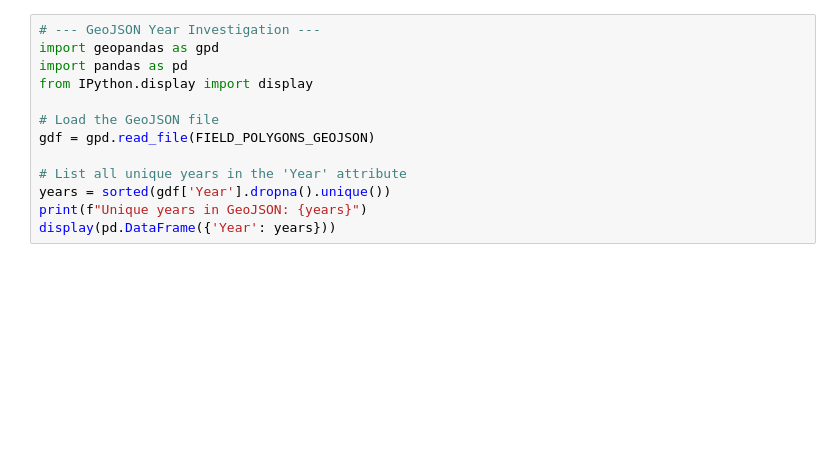
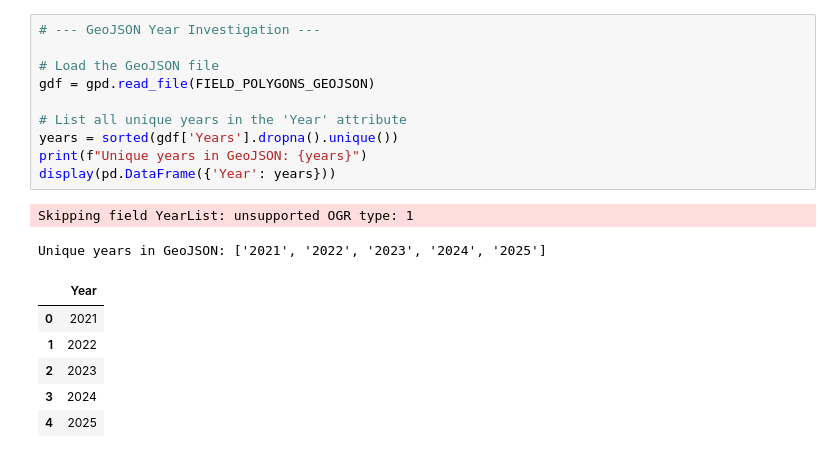
Before and after one commit to Esbern/ISO-11783-ISOBUS-harvest-Log-reader, a Jupyter notebook: notbooks/01_Raw_read.ipynb, the cells around one changed output. Drawn from its saved outputs; the diff is of its cells as text; blank space fills up the shorter version.

```diff
--- a/notbooks/01_Raw_read.ipynb
+++ b/notbooks/01_Raw_read.ipynb
@@ -154,16 +319,22 @@ The data is now loaded and the following cells contain simpel valdation of the i
 # %%
 # --- GeoJSON Year Investigation ---
-import geopandas as gpd
-import pandas as pd
-from IPython.display import display
 
 # Load the GeoJSON file
 gdf = gpd.read_file(FIELD_POLYGONS_GEOJSON)
 
 # List all unique years in the 'Year' attribute
-years = sorted(gdf['Year'].dropna().unique())
+years = sorted(gdf['Years'].dropna().unique())
 print(f"Unique years in GeoJSON: {years}")
 display(pd.DataFrame({'Year': years}))
+# %% [output]
+Skipping field YearList: unsupported OGR type: 1
+Unique years in GeoJSON: ['2021', '2022', '2023', '2024', '2025']
+|  | Year |
+| 0 | 2021 |
+| 1 | 2022 |
+| 2 | 2023 |
+| 3 | 2024 |
+| 4 | 2025 |
 # %%
 
 # Reproject GeoDataFrame to the target CRS for analysis
```
Also changed, not shown: parts of 25 cells of this notebook, 11 other files.
